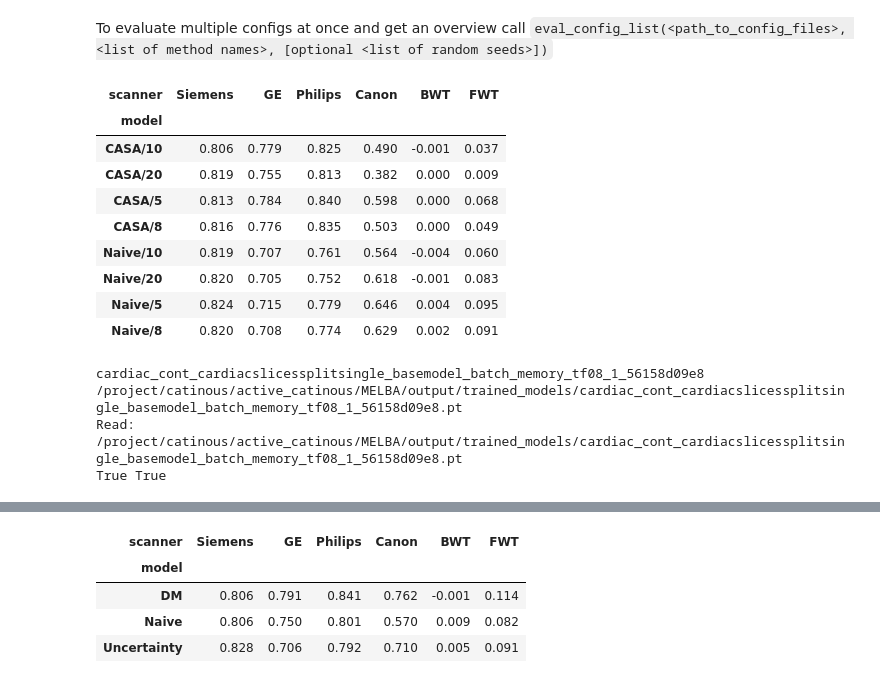
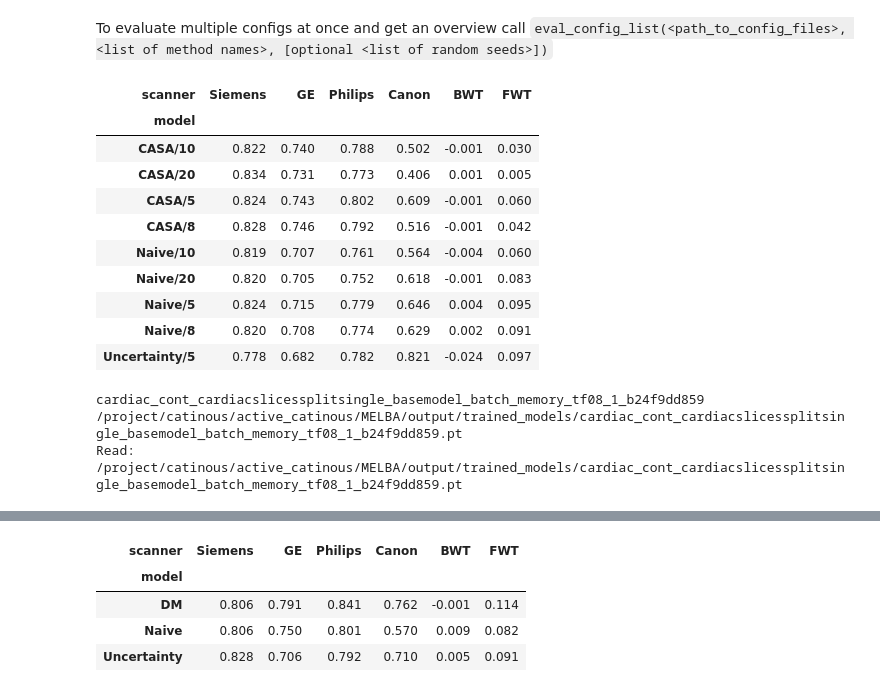
Before and after one commit to cirmuw/casa, a Jupyter notebook: evaluation/cardiac_evaluation.ipynb, the cells around one changed output, grey strips where cells are left out. Cells and saved outputs as stored; diff of their text form; code cells hidden in the pictures.

```diff
--- a/evaluation/cardiac_evaluation.ipynb
+++ b/evaluation/cardiac_evaluation.ipynb
@@ -150,29 +189,30 @@ To evaluate multiple configs at once and get an overview call `eval_config_list(
 # %%
 df_overview = eval_config_list(['../training_configs/cardiac_naive_5.yml', '../training_configs/cardiac_naive_8.yml',
                                 '../training_configs/cardiac_naive_10.yml', '../training_configs/cardiac_naive_20.yml',
+                                '../training_configs/cardiac_uncertainty_5.yml',
                                 '../training_configs/cardiac_casa_5.yml',  '../training_configs/cardiac_casa_8.yml',
                                 '../training_configs/cardiac_casa_10.yml',  '../training_configs/cardiac_casa_20.yml'],
-                               ['Naive/5', 'Naive/8', 'Naive/10', 'Naive/20', 'CASA/5', 'CASA/8', 'CASA/10', 'CASA/20'], seeds=[1, 2, 3, 4, 5])
+                               ['Naive/5', 'Naive/8', 'Naive/10', 'Naive/20', 'Uncertainty/5', 'CASA/5', 'CASA/8', 'CASA/10', 'CASA/20'], seeds=[1, 2, 3, 4, 5])
 df_overview[['Siemens', 'GE', 'Philips', 'Canon', 'BWT', 'FWT']]
 # %% [output]
 | scanner | Siemens | GE | Philips | Canon | BWT | FWT |
 | model |  |  |  |  |  |  |
-| CASA/10 | 0.806 | 0.779 | 0.825 | 0.490 | -0.001 | 0.037 |
-| CASA/20 | 0.819 | 0.755 | 0.813 | 0.382 | 0.000 | 0.009 |
-| CASA/5 | 0.813 | 0.784 | 0.840 | 0.598 | 0.000 | 0.068 |
-| CASA/8 | 0.816 | 0.776 | 0.835 | 0.503 | 0.000 | 0.049 |
+| CASA/10 | 0.822 | 0.740 | 0.788 | 0.502 | -0.001 | 0.030 |
+| CASA/20 | 0.834 | 0.731 | 0.773 | 0.406 | 0.001 | 0.005 |
+| CASA/5 | 0.824 | 0.743 | 0.802 | 0.609 | -0.001 | 0.060 |
+| CASA/8 | 0.828 | 0.746 | 0.792 | 0.516 | -0.001 | 0.042 |
 | Naive/10 | 0.819 | 0.707 | 0.761 | 0.564 | -0.004 | 0.060 |
 | Naive/20 | 0.820 | 0.705 | 0.752 | 0.618 | -0.001 | 0.083 |
 | Naive/5 | 0.824 | 0.715 | 0.779 | 0.646 | 0.004 | 0.095 |
 | Naive/8 | 0.820 | 0.708 | 0.774 | 0.629 | 0.002 | 0.091 |
+| Uncertainty/5 | 0.778 | 0.682 | 0.782 | 0.821 | -0.024 | 0.097 |
 # %%
-with open('../training_configs/cardiac_casa_8.yml') as f:
+with open('../training_configs/cardiac_naive_5.yml') as f:
     params = yaml.load(f, Loader=yaml.FullLoader)
 model, logs, df_memory, exp_name = rutils.trained_model(params['trainparams'], params['settings'], training=False)
 # %% [output]
-cardiac_cont_cardiacslicessplitsingle_basemodel_batch_memory_tf08_1_56158d09e8
-/project/catinous/active_catinous/MELBA/output/trained_models/cardiac_cont_cardiacslicessplitsingle_basemodel_batch_memory_tf08_1_56158d09e8.pt
-Read: /project/catinous/active_catinous/MELBA/output/trained_models/cardiac_cont_cardiacslicessplitsingle_basemodel_batch_memory_tf08_1_56158d09e8.pt
-True True
+cardiac_cont_cardiacslicessplitsingle_basemodel_batch_memory_tf08_1_b24f9dd859
+/project/catinous/active_catinous/MELBA/output/trained_models/cardiac_cont_cardiacslicessplitsingle_basemodel_batch_memory_tf08_1_b24f9dd859.pt
+Read: /project/catinous/active_catinous/MELBA/output/trained_models/cardiac_cont_cardiacslicessplitsingle_basemodel_batch_memory_tf08_1_b24f9dd859.pt
 # %%
 df_memory.groupby('scanner').count()
```
Also changed, not shown: parts of 4 cells of this notebook, 3 other files.
